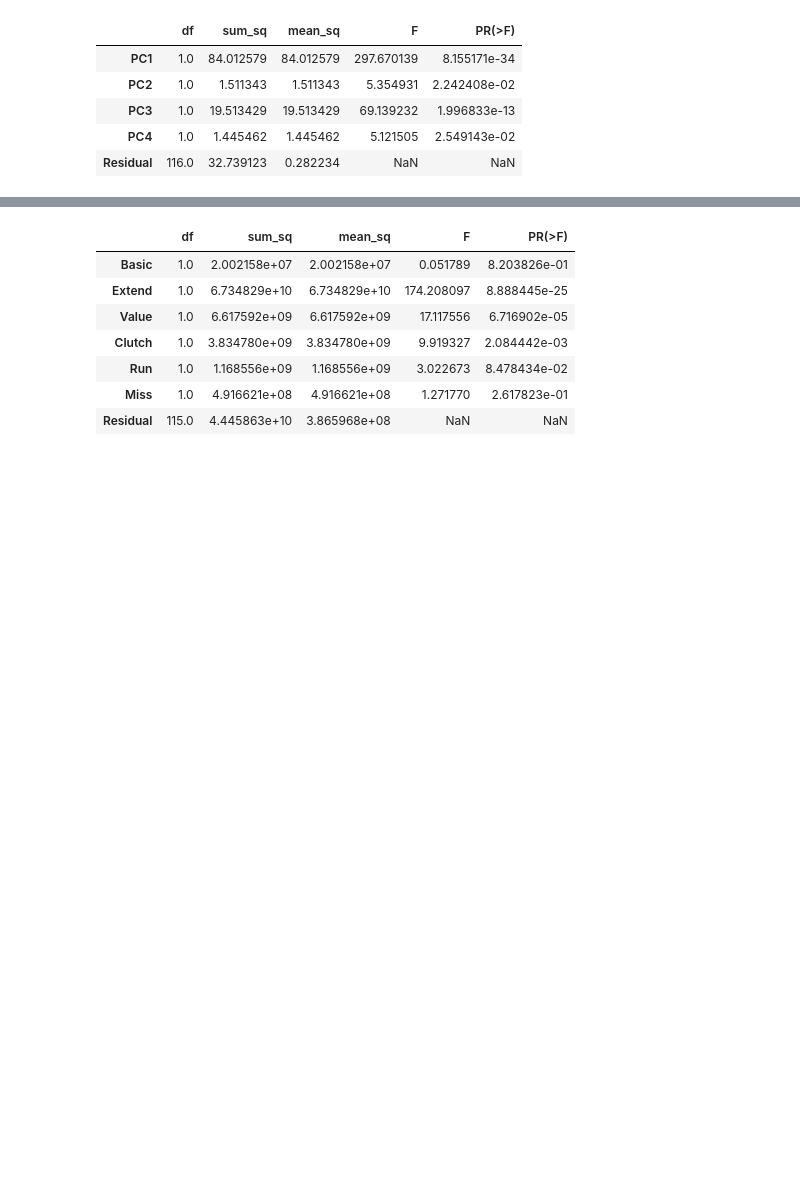
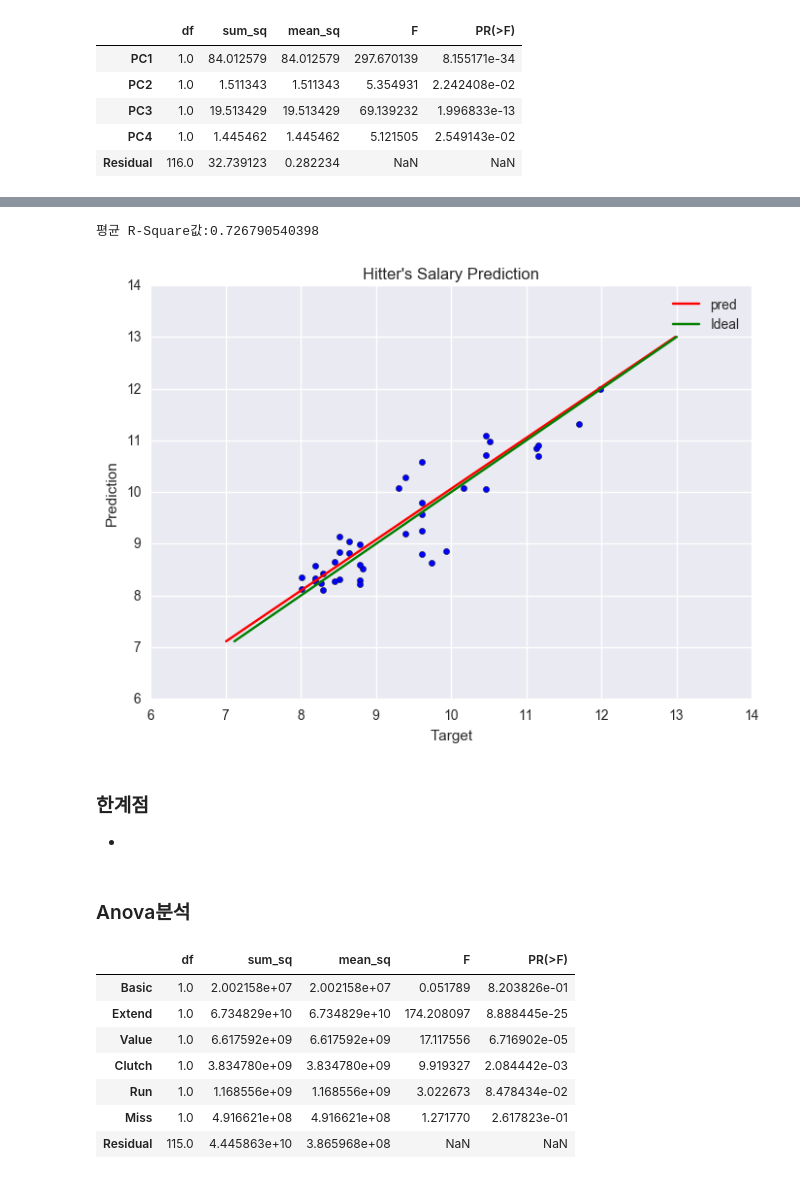
Before and after one commit to GD-park/Baseball_players_salary_pred, a Jupyter notebook: Trial_Error/Modeling.ipynb, the cells around one changed output, grey strips where cells are left out. Drawn from its saved outputs; the diff is of its cells as text; code cells hidden in the pictures; blank space fills up the shorter version.

Commit message:
Modeling, Find_outlier, CrossValidation

```diff
--- a/Trial_Error/Feature Selection.ipynb
+++ b/Trial_Error/Modeling.ipynb
@@ -431,3 +439,46 @@ Warnings:
+# %%
+imp = Imputer(missing_values = "NaN", strategy = "median", axis =0)
+PCA_model_data_imp = imp.fit_transform(PCA_model_data)
+
+PCA_model_data_fin = pd.DataFrame(PCA_model_data_imp, columns = ['PC1', 'PC2', 'PC3', 'PC4', 'SALARY'])
+PCA_model_data_fin_x = pd.DataFrame(PCA_model_data_fin, columns = ['PC1', 'PC2', 'PC3', 'PC4'])
+PCA_model_data_fin_y = pd.DataFrame(PCA_model_data_fin, columns = ['SALARY'])
+# %%
+cv = LabelKFold(PCA_model_data_fin_y['SALARY'], n_folds=3)
+model = LinearRegression()
+scores = np.zeros(3)
+
+for i, (train_index, test_index) in enumerate(cv):
+    X_train = PCA_model_data_fin_x.ix[train_index]
+    y_train = PCA_model_data_fin_y['SALARY'][train_index]
+    X_test = PCA_model_data_fin_x.ix[test_index]
+    y_test = PCA_model_data_fin_y['SALARY'][test_index]
+    model.fit(X_train, y_train)
+    y_pred = model.predict(X_test)
+    #scores[i] = mean_squared_error(y_test, y_pred)
+    scores[i] = r2_score(y_test, y_pred)
+
+print '평균 R-Square값:' + str(np.mean(scores))
+# %% [output]
+평균 R-Square값:0.726790540398
+# %%
+plt.scatter(y_test, y_pred)
+plt.title('Hitter\'s Salary Prediction')
+plt.ylabel('Prediction')
+plt.xlabel('Target')
+xx = np.linspace(np.min(y_test) - 1, np.max(y_test) + 1, 1000)
+yy = np.linspace(np.min(y_pred) - 1, np.max(y_pred) + 1, 1000)
+pred = plt.plot(xx, yy, 'r-', label='pred')
+Ideal = plt.plot(yy, yy, 'g-', label='Ideal')
+plt.legend()
+plt.show()
+# %% [output]
+[figure, added]
+# %% [markdown]
+### 한계점
+-
+# %% [markdown]
+### Anova분석
 # %%
 formula_str = """Salary ~ Basic + Extend + Value + Clutch + Run + Miss"""
 
```
Also changed, not shown: parts of 6 cells of this notebook.
